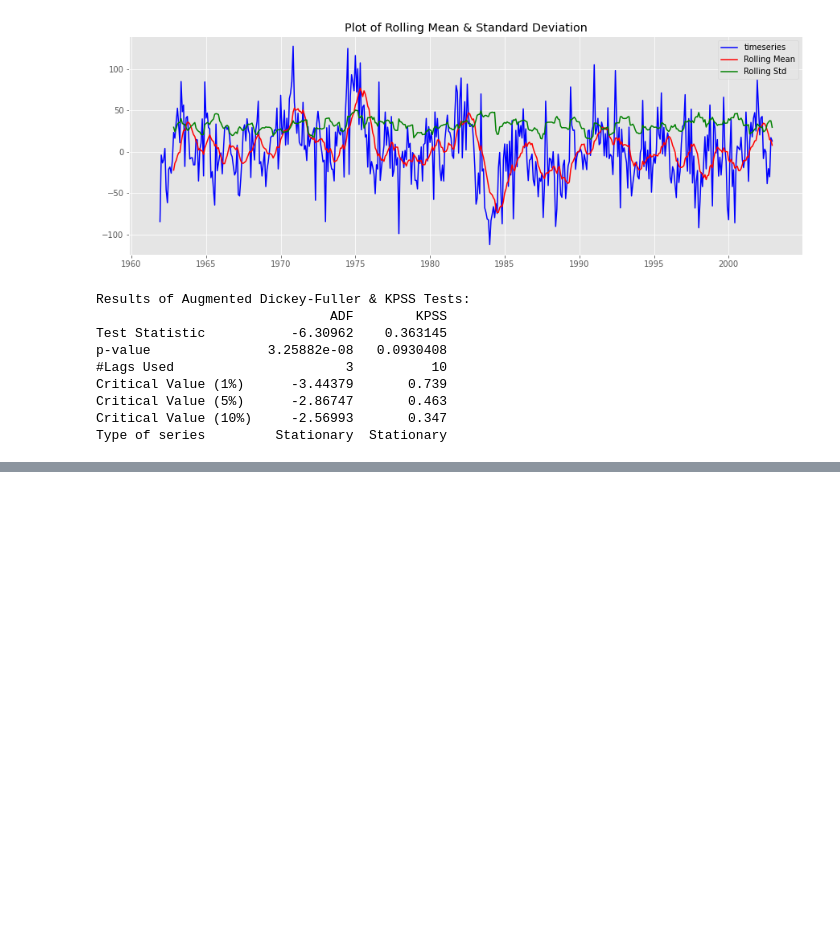
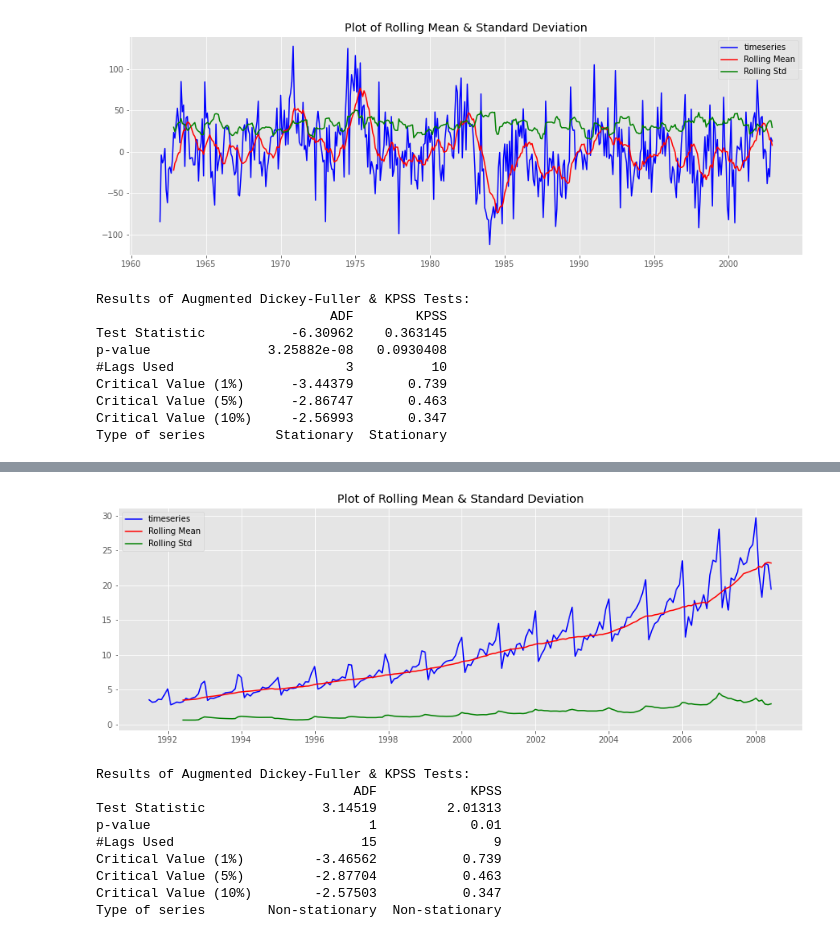
Before and after one commit to tdevip/TSA, a Jupyter notebook: 2 Stationarity and white noise/1 What is a stationary time series.ipynb, the cells around one changed output, grey strips where cells are left out. Cells and saved outputs as stored; diff of their text form; code cells hidden in the pictures; blank space fills up the shorter version.

```diff
--- a/2 Stationarity and white noise/1 What is a stationary time series.ipynb
+++ b/2 Stationarity and white noise/1 What is a stationary time series.ipynb
@@ -215,0 +248,16 @@ Type of series         Stationary  Stationary
+# %%
+dt_parser = lambda x: pd.to_datetime(x, format='%d/%m/%Y', errors='coerce')
+df = pd.read_csv('https://raw.githubusercontent.com/tdevip/TSA/master/data-raw/a10.csv', parse_dates=['Date'], index_col='Date', date_parser=dt_parser)
+
+check_stationarity(df.value, mtype='', window=12);
+# %% [output]
+[figure, added]
+Results of Augmented Dickey-Fuller & KPSS Tests:
+                                 ADF            KPSS
+Test Statistic               3.14519         2.01313
+p-value                            1            0.01
+#Lags Used                        15               9
+Critical Value (1%)         -3.46562           0.739
+Critical Value (5%)         -2.87704           0.463
+Critical Value (10%)        -2.57503           0.347
+Type of series        Non-stationary  Non-stationary
```
Also changed, not shown: parts of 21 cells of this notebook, 3 other files.
